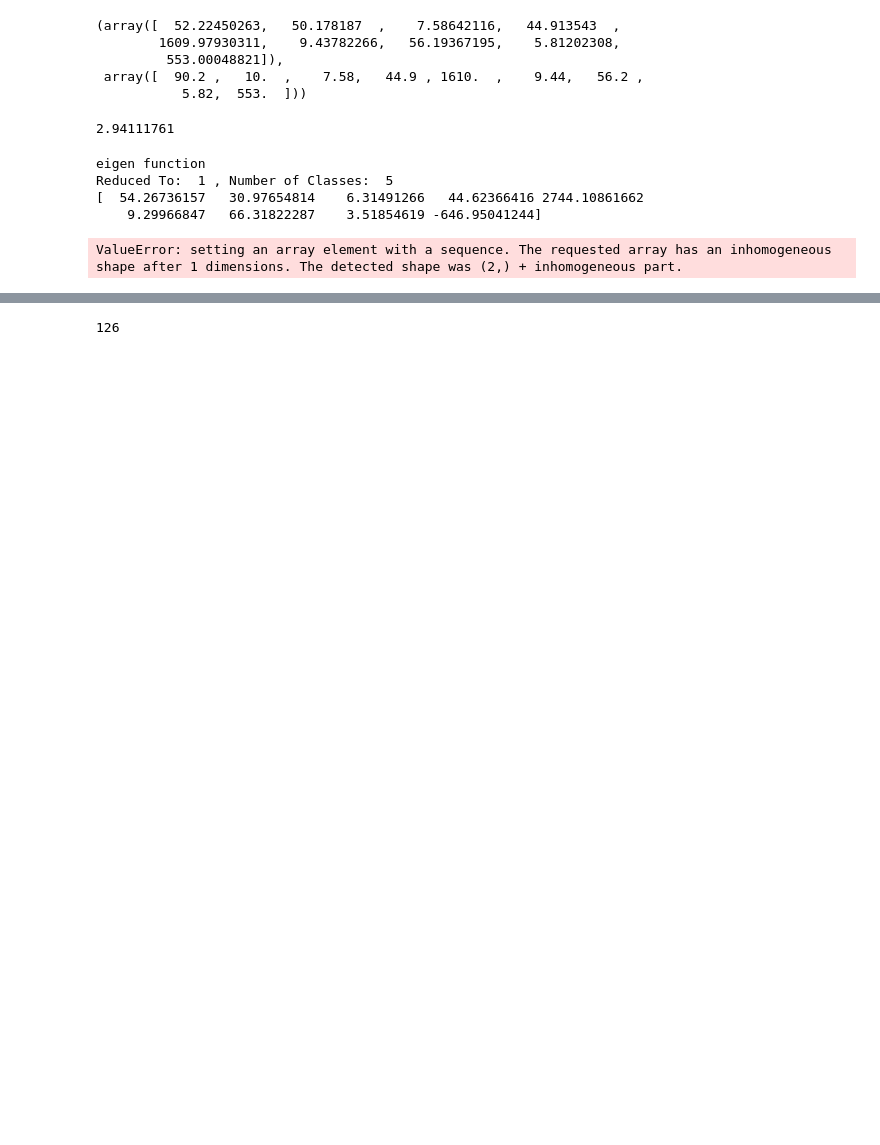
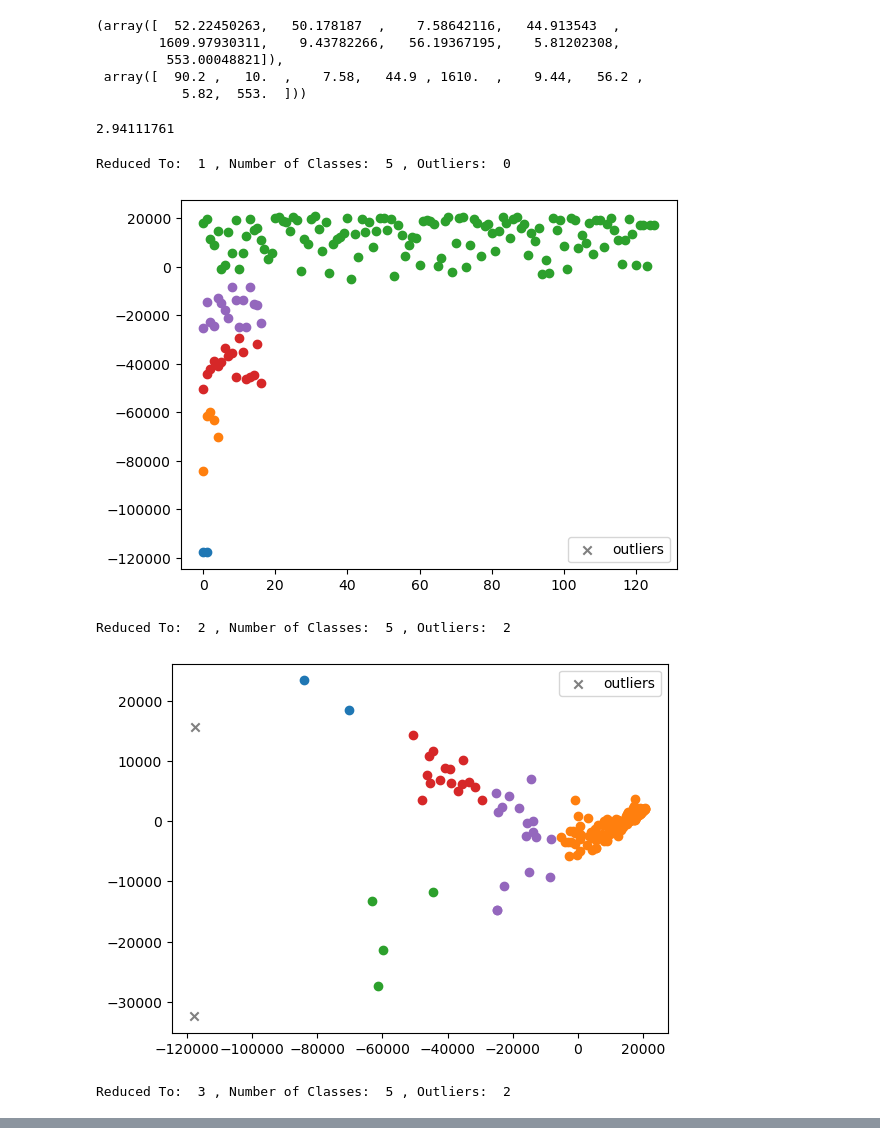
Before and after one commit to MagdiWaleed/assignments, a Jupyter notebook: Unsupervised Learning/unsupervised project/project.ipynb, the cells around one changed output, grey strips where cells are left out. Cells and saved outputs as stored; diff of their text form; code cells hidden in the pictures; blank space fills up the shorter version.

```diff
--- a/Unsupervised Learning/unsupervised project/project.ipynb
+++ b/Unsupervised Learning/unsupervised project/project.ipynb
@@ -18,8 +206,6 @@ dataframe.head()
 | 2 | 27.3 | 38.4 | 4.17 | 31.4 | 12900 | 16.10 | 76.5 | 2.89 | 4460 |
 | 3 | 119.0 | 62.3 | 2.85 | 42.9 | 5900 | 22.40 | 60.1 | 6.16 | 3530 |
 | 4 | 10.3 | 45.5 | 6.03 | 58.9 | 19100 | 1.44 | 76.8 | 2.13 | 12200 |
-# %%
-data = data[:,:]
 # %%
 class Converter:
     @staticmethod
@@ -31,34 +217,38 @@ class Converter:
         data= np.array(data)
         return data
 # %%
-def show(info,dim):
-    f_data =[]
-    colors= ["green", "red", "blue","yellow","orange","black","purple"]
+def show(info,outliers,dim):
+    # colors= ["green", "red", "blue","yellow","orange","black","purple"]
     if dim <=3:
         if dim ==3:
             fig = plt.figure()
             ax = fig.add_subplot(111, projection='3d')
 
-        for i,data_dic in enumerate(info.values()):
-            final_data=Converter.convert_to_array(data_dic)
-            if len(final_data) > len(f_data):
-                f_data = final_data.copy()
-            print("f data: ",len(f_data))
-
+        for i,data_i in enumerate(info.values()):
+            final_data=[data_i["class_centroid"]]
+            final_data.extend(data_i["data"])
+            final_data= np.array(final_data)
             if dim ==1:
-                plt.scatter(range(len(final_data[:,0])),final_data[:,0],c=colors[i])
+                plt.scatter(range(len(final_data[:,0])),final_data[:,0])
             elif dim ==2:
-                plt.scatter(final_data[:,0],final_data[:,1],c=colors[i])
+                plt.scatter(final_data[:,0],final_data[:,1])
             else:
 
                 x = final_data[:,0]
                 y = final_data[:,1]
                 z = final_data[:,2]
-                if i%7==0:
-                    i= i-1
-                ax.scatter(x, y, z, c=colors[i], marker='o')
+                ax.scatter(x, y, z, marker='o')
+        if dim == 1:
+            plt.scatter(range(len(outliers)), outliers, c="grey",label="outliers",marker='x')
+        elif dim == 2:
+            plt.scatter(outliers[:,0], outliers[:,1], c="grey",label="outliers",marker='x')
+        else:
+                x = outliers[:,0]
+                y = outliers[:,1]
+                z = outliers[:,2]
+                ax.scatter(x, y, z, c="grey",label="outliers",marker='x')
+        plt.legend()
         plt.show()
-        return f_data
 # %%
 f_data=None
 # %%
@@ -91,17 +279,15 @@ compoentn = pca.components.T[:8]
 # %%
 for t in range(3):
     pca = PCA(n_components=t+1)
     pca.fit(data)
     reduced_data = pca.transform(data)
     model = FuzzyEntropy()
-    info =model.fit(reduced_data,s=similarity)
-    print("Reduced To: ",reduced_data.shape[1],", Number of Classes: ",len(info))
-    print(pca.reverse(reduced_data)[0])
-    f_data =show(info,dim=t+1)
-    # [90.04991964 17.45184144  6.24345231 32.31991784]
+    info, outliers =model.fit(reduced_data,B,y)
+    print("Reduced To: ",reduced_data.shape[1],", Number of Classes: ",len(info), ", Outliers: ",len(outliers))
+    f_data =show(info,outliers,dim=t+1)
 # %% [output]
-eigen function
-Reduced To:  1 , Number of Classes:  5
-[  54.26736157   30.97654814    6.31491266   44.62366416 2744.10861662
-    9.29966847   66.31822287    3.51854619 -646.95041244]
+Reduced To:  1 , Number of Classes:  5 , Outliers:  0
+[figure, added]
-ValueError: setting an array element with a sequence. The requested array has an inhomogeneous shape after 1 dimensions. The detected shape was (2,) + inhomogeneous part.
+Reduced To:  2 , Number of Classes:  5 , Outliers:  2
+[figure, added]
+Reduced To:  3 , Number of Classes:  5 , Outliers:  2
@@ -108,4 +294,0 @@ ValueError: setting an array element with a sequence. The requested array has an
-# %%
-len(f_data)
-# %% [output]
-126
```
Also changed, not shown: parts of 5 cells of this notebook.
